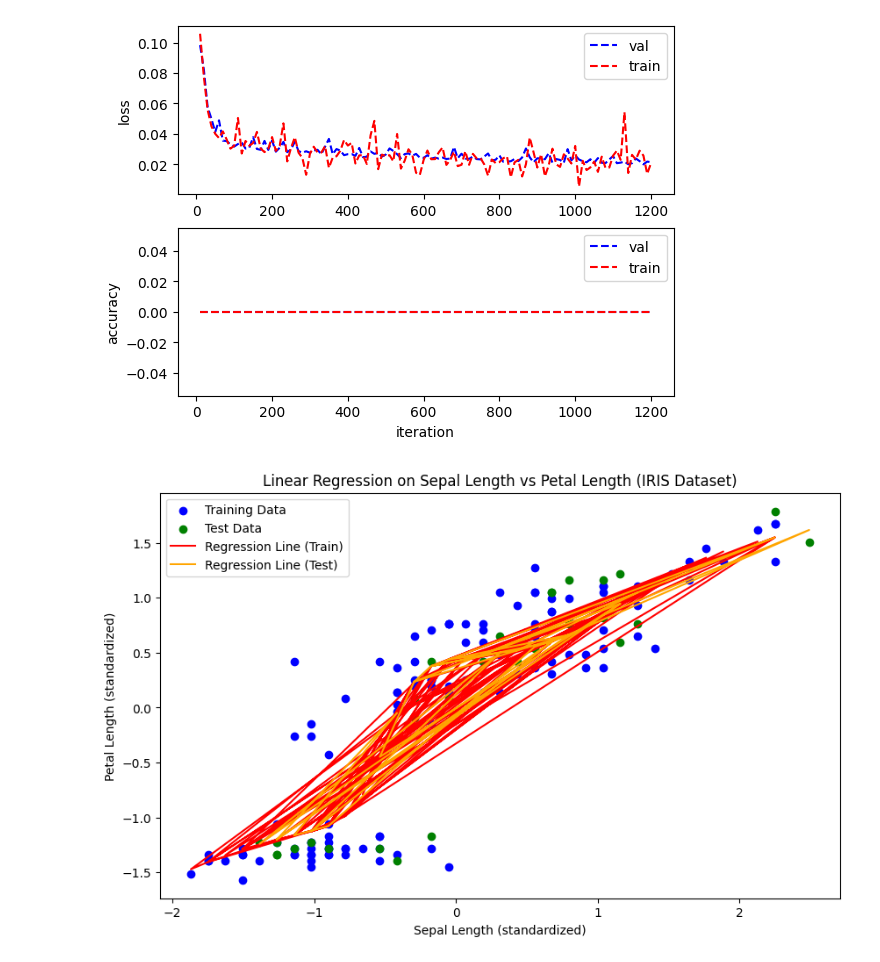
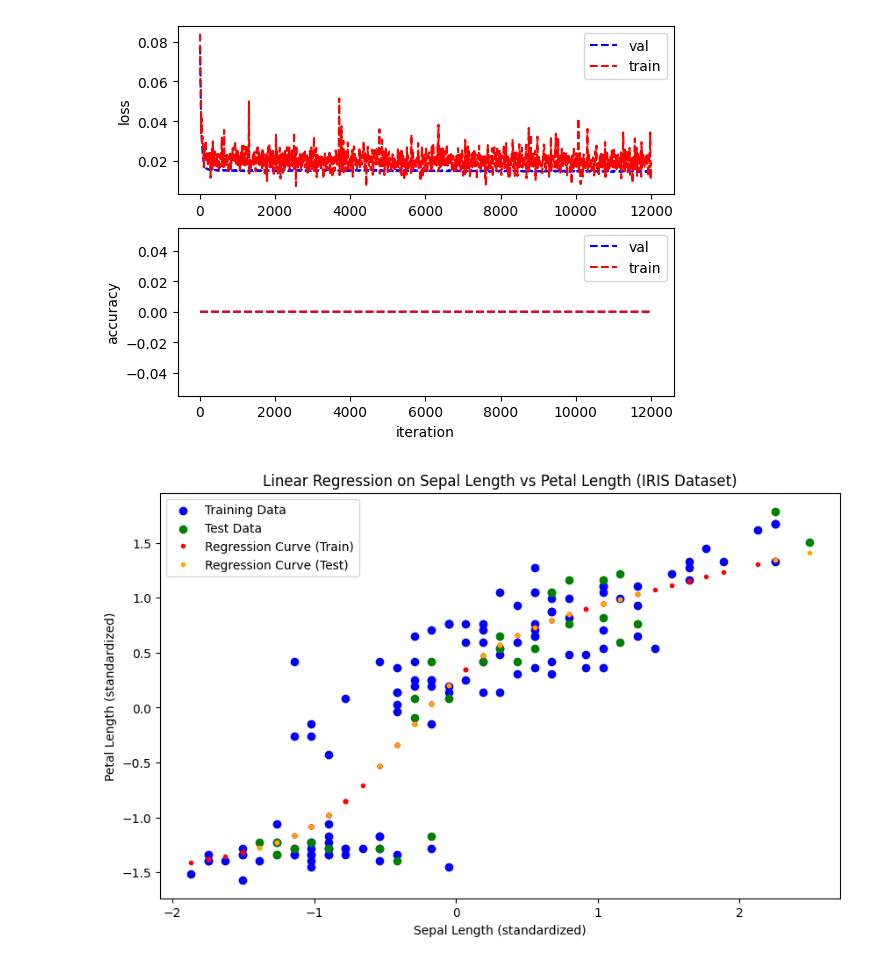
Before and after one commit to DanielLM2002/numpy_neural_net, a Jupyter notebook: numpy_neural/test2.ipynb, the cells around one changed output. Saved outputs shown, nothing was run; the diff lists cells and outputs as text; code cells hidden in the pictures.

Commit message:
Plot de regresión

```diff
--- a/numpy_neural/test2.ipynb
+++ b/numpy_neural/test2.ipynb
@@ -97,8 +92,8 @@ hp.ds_train = train_dataset
 hp.ds_val = test_dataset  # No validation set for simplicity
 hp.ds_test = test_dataset
 hp.validate_every_no_of_batches = 10
-hp.epochs = 100
-hp.lr = 0.01
+hp.epochs = 1000
+hp.lr = 0.001
 hp.has_dropout = False
 hp.hidden_shapes = [10]  # Define some hidden layers if needed
 
@@ -159,8 +154,8 @@ def plot_regression_line(nn, X_train, y_train, X_test, y_test, y_test_pred):
     plt.figure(figsize=(10, 6))
     plt.scatter(X_train, y_train, color='blue', label='Training Data')
     plt.scatter(X_test, y_test, color='green', label='Test Data')
-    plt.plot(X_train, y_train_pred, color='red', label='Regression Line (Train)')
-    plt.plot(X_test, y_test_pred, color='orange', label='Regression Line (Test)')
+    plt.plot(X_train, y_train_pred, '.', color='red', label='Regression Curve (Train)')
+    plt.plot(X_test, y_test_pred, '.' ,color='orange', label='Regression Curve (Test)')
     plt.xlabel('Sepal Length (standardized)')
     plt.ylabel('Petal Length (standardized)')
     plt.title('Linear Regression on Sepal Length vs Petal Length (IRIS Dataset)')
@@ -197,2 +192,2 @@ plot_regression_line(nn, X_train, y_train, X_test, y_test, y_test_pred)
-[figure, old version]
+[figure, new version]
-[figure, old version]
+[figure, new version]
```
Also changed, not shown: parts of 3 cells of this notebook.
